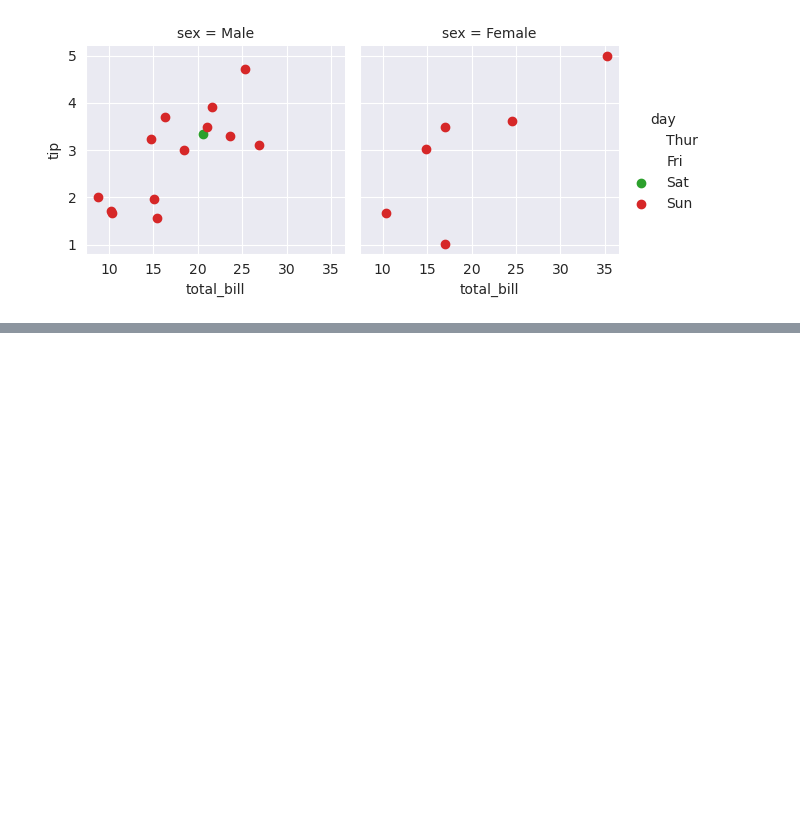
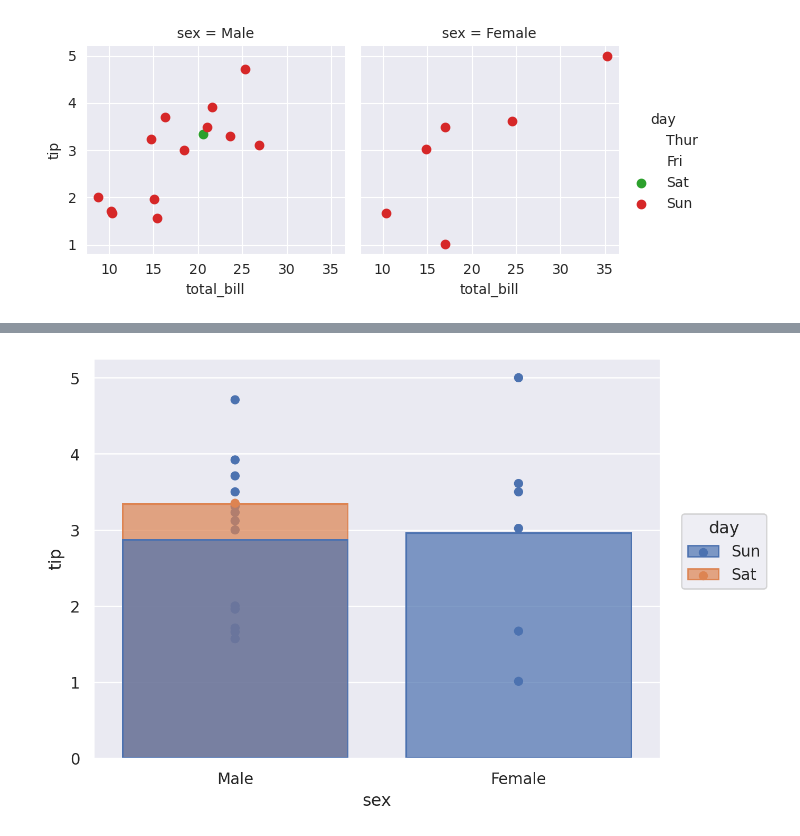
Before and after one commit to Kartika-Nidhi/Libraries_for_DS, a Jupyter notebook: Seaborn.ipynb, the cells around one changed output, grey strips where cells are left out. Cells and saved outputs as stored; diff of their text form; code cells hidden in the pictures; blank space fills up the shorter version.

```diff
--- a/Seaborn.ipynb
+++ b/Seaborn.ipynb
@@ -353,0 +378,4 @@ plt.show()
+# %%
+so.Plot(data, x = 'sex', y = 'tip', color = 'day').add(so.Dot()).add(so.Bar(), so.Agg("mean"))
+# %% [output]
+[figure, added]
```
Also changed, not shown: parts of 7 cells of this notebook.
